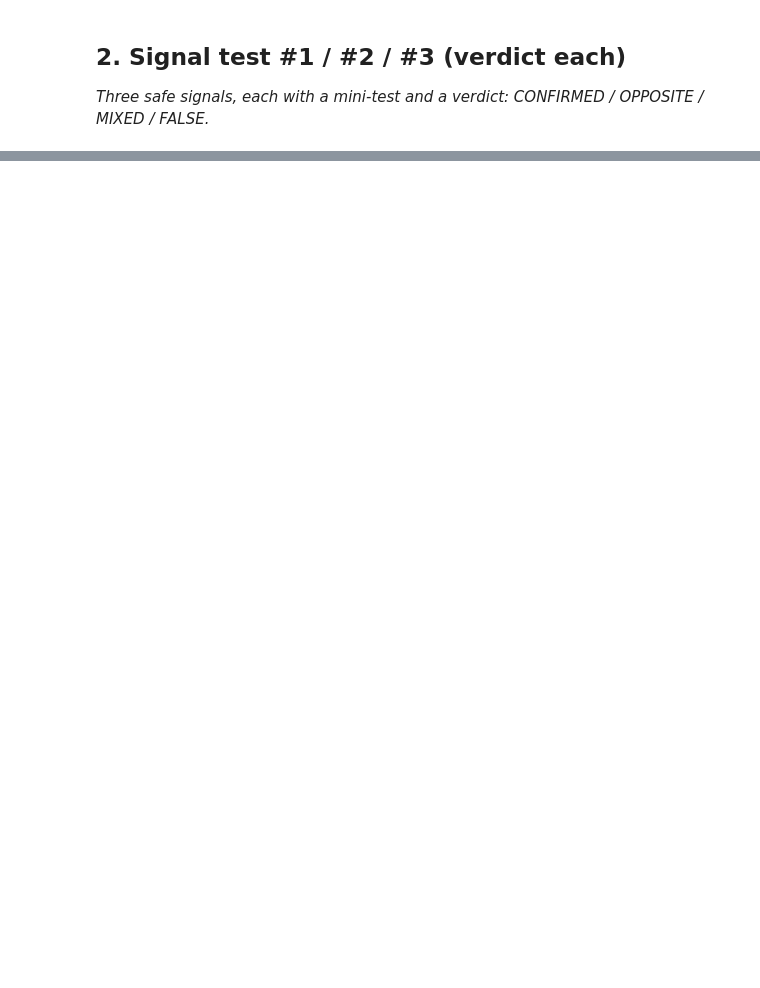
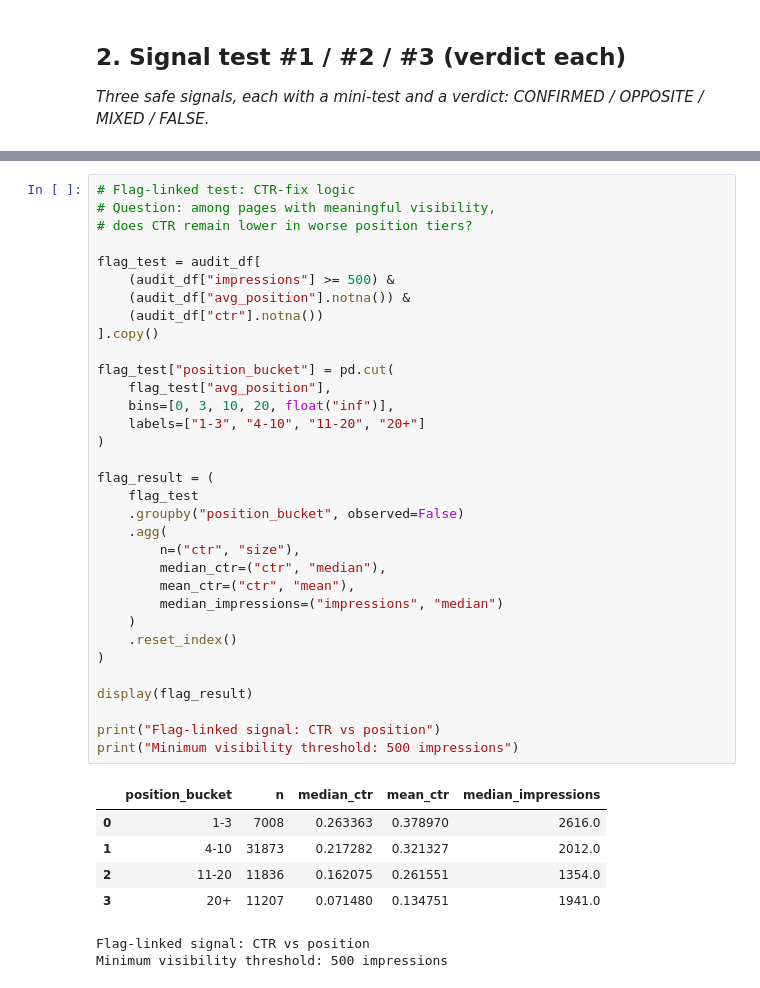
Before and after one commit to girishpatil935/ML_Internship, a Jupyter notebook: work/notebooks/w04_signal_audit.ipynb, the cells around one changed output, grey strips where cells are left out. Saved outputs shown, nothing was run; the diff lists cells and outputs as text; blank space fills up the shorter version.

```diff
--- a/work/notebooks/w04_signal_audit.ipynb
+++ b/work/notebooks/w04_signal_audit.ipynb
@@ -46,0 +261,41 @@ Before you submit, confirm each line honestly:
+# %%
+# Flag-linked test: CTR-fix logic
+# Question: among pages with meaningful visibility,
+# does CTR remain lower in worse position tiers?
+
+flag_test = audit_df[
+    (audit_df["impressions"] >= 500) &
+    (audit_df["avg_position"].notna()) &
+    (audit_df["ctr"].notna())
+].copy()
+
+flag_test["position_bucket"] = pd.cut(
+    flag_test["avg_position"],
+    bins=[0, 3, 10, 20, float("inf")],
+    labels=["1-3", "4-10", "11-20", "20+"]
+)
+
+flag_result = (
+    flag_test
+    .groupby("position_bucket", observed=False)
+    .agg(
+        n=("ctr", "size"),
+        median_ctr=("ctr", "median"),
+        mean_ctr=("ctr", "mean"),
+        median_impressions=("impressions", "median")
+    )
+    .reset_index()
+)
+
+display(flag_result)
+
+print("Flag-linked signal: CTR vs position")
+print("Minimum visibility threshold: 500 impressions")
+# %% [output]
+|  | position_bucket | n | median_ctr | mean_ctr | median_impressions |
+| 0 | 1-3 | 7008 | 0.263363 | 0.378970 | 2616.0 |
+| 1 | 4-10 | 31873 | 0.217282 | 0.321327 | 2012.0 |
+| 2 | 11-20 | 11836 | 0.162075 | 0.261551 | 1354.0 |
+| 3 | 20+ | 11207 | 0.071480 | 0.134751 | 1941.0 |
+Flag-linked signal: CTR vs position
+Minimum visibility threshold: 500 impressions
```
Also changed, not shown: parts of 15 cells of this notebook.
